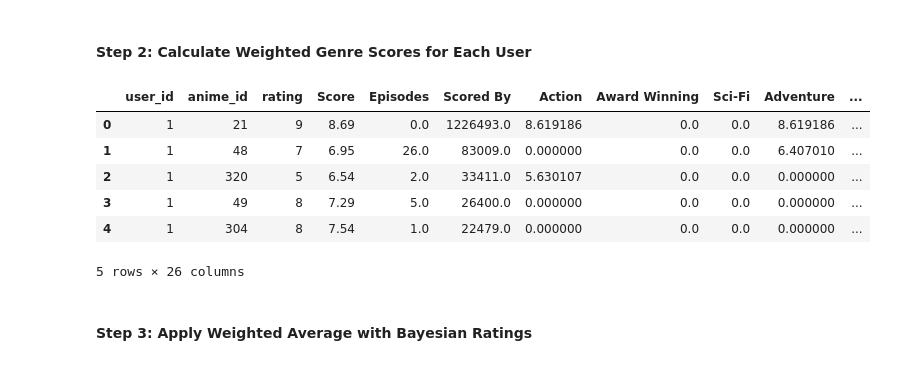
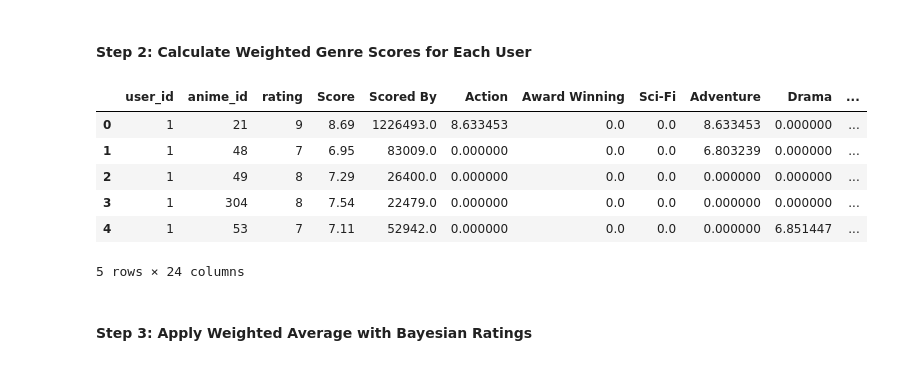
Before and after one commit to kseto06/OtakuNet, a Jupyter notebook: notebooks/ContentBasedAnime.ipynb, the cells around one changed output. Saved outputs shown, nothing was run; the diff lists cells and outputs as text; code cells hidden in the pictures.

```diff
--- a/notebooks/ContentBasedAnime.ipynb
+++ b/notebooks/ContentBasedAnime.ipynb
@@ -136,0 +88,10 @@ Name: Scored By, Length: 15692, dtype: object
+# %%
+# Remove `UNKNOWN` or 'NaN' values across item DataFrame
+# Replace 'UNKNOWN' with NaN
+item_train.replace('UNKNOWN', np.nan, inplace=True)
+
+# Drop rows with any NaN values
+item_train = item_train.dropna()
+
+print((item_train == 'UNKNOWN').any().any())
+print((item_train.isna()).any().any())
@@ -137,14 +101,7 @@ Name: Scored By, Length: 15692, dtype: object
 # %%
 # Convert 'Scored By' and 'Episode' to numeric, handling non-numeric values
 item_train['Scored By'] = pd.to_numeric(item_train['Scored By'], errors='coerce')
-item_train['Episodes'] = pd.to_numeric(item_train['Episodes'], errors='coerce')
 item_train['Score'] = pd.to_numeric(item_train['Score'], errors='coerce')
 
-# Filter for string values
-string_values = item_train['Scored By'].dropna().apply(lambda x: x if isinstance(x, str) else None)
-
-# Drop the None values
-string_values = string_values.dropna()
-
-print(item_train.isnull().sum())
-print(string_values)
+# Drop NaN values
+item_train = item_train.dropna()
@@ -202,7 +132,13 @@ user_train.head()
 | 2 | 1 | 320 | 5 |
 | 3 | 1 | 49 | 8 |
 | 4 | 1 | 304 | 8 |
-# %%
-# Replace UNKNOWN values in the user_train to avoid numeric exceptions
-user_train = user_train.replace('UNKNOWN', 0)
-y_train = y_train.replace('UNKNOWN', 0)
+# %%
+# Drop UNKNOWN values in user_train to avoid numerical exceptions
+
+# Replace 'UNKNOWN' with NaN
+user_train.replace('UNKNOWN', np.nan, inplace=True)
+
+# Drop rows with any NaN values
+user_train = user_train.dropna()
+
+print((user_train == 'UNKNOWN').any().any())
@@ -240,18 +195,19 @@ merged_df.head()
 # %%
 # Get the list of genre columns using `genre`
 # First, mulitply each genre value by the user's rating for that anime, to give weight to the genres of that anime
+genres = genres[np.where(genres != 'UNKNOWN')]
 for genre_column in genres:
     merged_df[genre_column] *= merged_df['Bayesian Rating']
 
 merged_df.head()
 # %% [output]
-|  | user_id | anime_id | rating | Score | Episodes | Scored By | Action | Award Winning | Sci-Fi | Adventure | ... |
-| 0 | 1 | 21 | 9 | 8.69 | 0.0 | 1226493.0 | 8.619186 | 0.0 | 0.0 | 8.619186 | ... |
-| 1 | 1 | 48 | 7 | 6.95 | 26.0 | 83009.0 | 0.000000 | 0.0 | 0.0 | 6.407010 | ... |
-| 2 | 1 | 320 | 5 | 6.54 | 2.0 | 33411.0 | 5.630107 | 0.0 | 0.0 | 0.000000 | ... |
-| 3 | 1 | 49 | 8 | 7.29 | 5.0 | 26400.0 | 0.000000 | 0.0 | 0.0 | 0.000000 | ... |
-| 4 | 1 | 304 | 8 | 7.54 | 1.0 | 22479.0 | 0.000000 | 0.0 | 0.0 | 0.000000 | ... |
+|  | user_id | anime_id | rating | Score | Scored By | Action | Award Winning | Sci-Fi | Adventure | Drama | ... |
+| 0 | 1 | 21 | 9 | 8.69 | 1226493.0 | 8.633453 | 0.0 | 0.0 | 8.633453 | 0.000000 | ... |
+| 1 | 1 | 48 | 7 | 6.95 | 83009.0 | 0.000000 | 0.0 | 0.0 | 6.803239 | 0.000000 | ... |
+| 2 | 1 | 49 | 8 | 7.29 | 26400.0 | 0.000000 | 0.0 | 0.0 | 0.000000 | 0.000000 | ... |
+| 3 | 1 | 304 | 8 | 7.54 | 22479.0 | 0.000000 | 0.0 | 0.0 | 0.000000 | 0.000000 | ... |
+| 4 | 1 | 53 | 7 | 7.11 | 52942.0 | 0.000000 | 0.0 | 0.0 | 0.000000 | 6.851447 | ... |
-5 rows × 26 columns
+5 rows × 24 columns
 # %% [markdown]
 #### Step 3: Apply Weighted Average with Bayesian Ratings
 # %%
```
Also changed, not shown: parts of 64 cells of this notebook.
